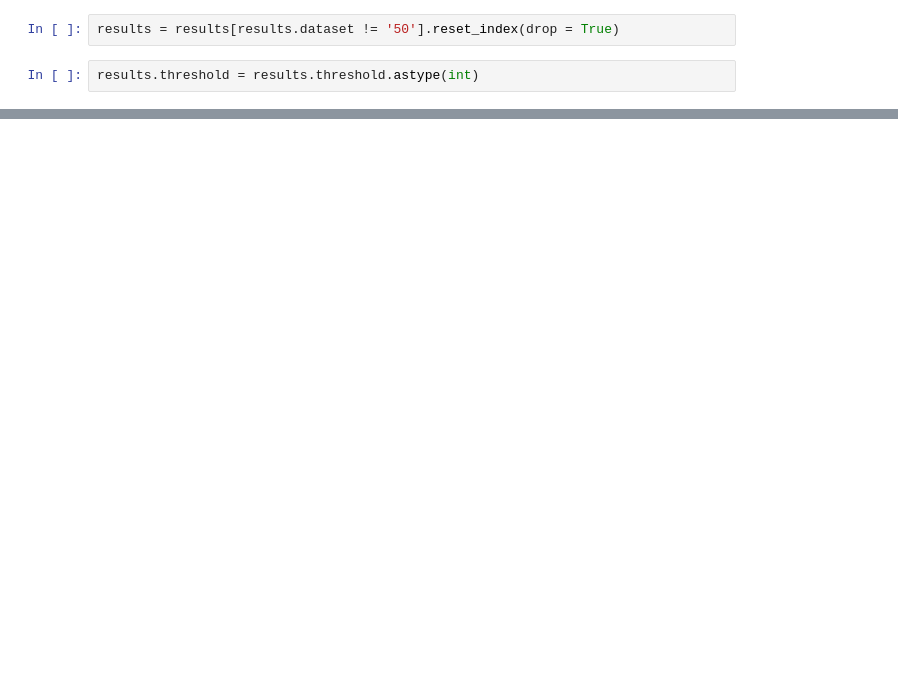
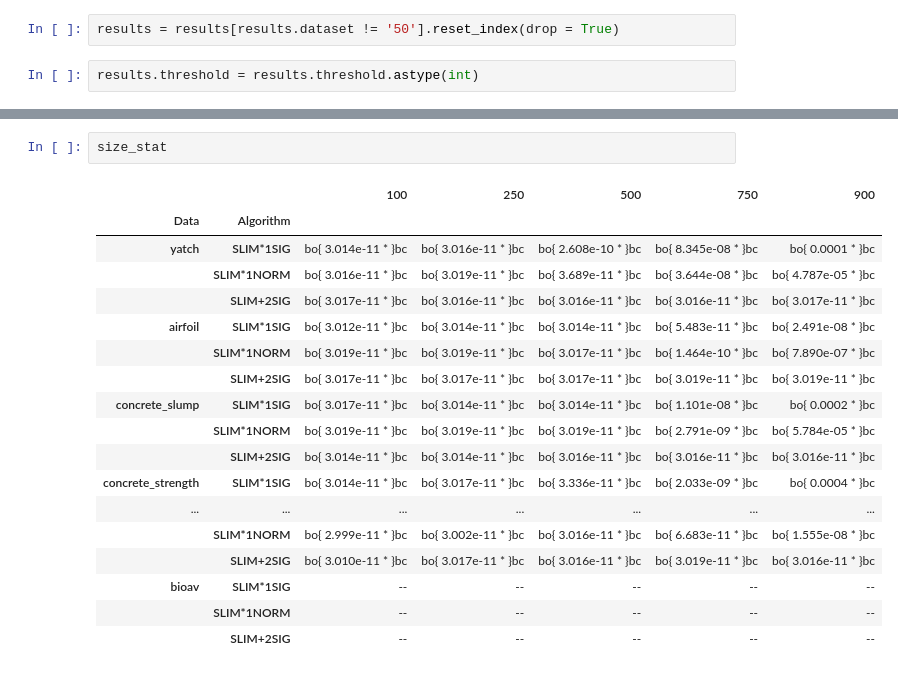
Before and after one commit to Rizzolioli/SlimShady, a Jupyter notebook: utils/CHull visualizations.ipynb, the cells around one changed output, grey strips where cells are left out. Drawn from its saved outputs; the diff is of its cells as text; blank space fills up the shorter version.

```diff
--- a/utils/CHull visualizations.ipynb
+++ b/utils/CHull visualizations.ipynb
@@ -95,0 +235,21 @@ for data in results.dataset.unique():
+# %%
+size_stat
+# %% [output]
+|  |  | 100 | 250 | 500 | 750 | 900 |
+| Data | Algorithm |  |  |  |  |  |
+| yatch | SLIM*1SIG | bo{ 3.014e-11 * }bc | bo{ 3.016e-11 * }bc | bo{ 2.608e-10 * }bc | bo{ 8.345e-08 * }bc | bo{ 0.0001 * }bc |
+|  | SLIM*1NORM | bo{ 3.016e-11 * }bc | bo{ 3.019e-11 * }bc | bo{ 3.689e-11 * }bc | bo{ 3.644e-08 * }bc | bo{ 4.787e-05 * }bc |
+|  | SLIM+2SIG | bo{ 3.017e-11 * }bc | bo{ 3.016e-11 * }bc | bo{ 3.016e-11 * }bc | bo{ 3.016e-11 * }bc | bo{ 3.017e-11 * }bc |
+| airfoil | SLIM*1SIG | bo{ 3.012e-11 * }bc | bo{ 3.014e-11 * }bc | bo{ 3.014e-11 * }bc | bo{ 5.483e-11 * }bc | bo{ 2.491e-08 * }bc |
+|  | SLIM*1NORM | bo{ 3.019e-11 * }bc | bo{ 3.019e-11 * }bc | bo{ 3.017e-11 * }bc | bo{ 1.464e-10 * }bc | bo{ 7.890e-07 * }bc |
+|  | SLIM+2SIG | bo{ 3.017e-11 * }bc | bo{ 3.017e-11 * }bc | bo{ 3.017e-11 * }bc | bo{ 3.019e-11 * }bc | bo{ 3.019e-11 * }bc |
+| concrete_slump | SLIM*1SIG | bo{ 3.017e-11 * }bc | bo{ 3.014e-11 * }bc | bo{ 3.014e-11 * }bc | bo{ 1.101e-08 * }bc | bo{ 0.0002 * }bc |
+|  | SLIM*1NORM | bo{ 3.019e-11 * }bc | bo{ 3.019e-11 * }bc | bo{ 3.019e-11 * }bc | bo{ 2.791e-09 * }bc | bo{ 5.784e-05 * }bc |
+|  | SLIM+2SIG | bo{ 3.014e-11 * }bc | bo{ 3.014e-11 * }bc | bo{ 3.016e-11 * }bc | bo{ 3.016e-11 * }bc | bo{ 3.016e-11 * }bc |
+| concrete_strength | SLIM*1SIG | bo{ 3.014e-11 * }bc | bo{ 3.017e-11 * }bc | bo{ 3.336e-11 * }bc | bo{ 2.033e-09 * }bc | bo{ 0.0004 * }bc |
+| ... | ... | ... | ... | ... | ... | ... |
+|  | SLIM*1NORM | bo{ 2.999e-11 * }bc | bo{ 3.002e-11 * }bc | bo{ 3.016e-11 * }bc | bo{ 6.683e-11 * }bc | bo{ 1.555e-08 * }bc |
+|  | SLIM+2SIG | bo{ 3.010e-11 * }bc | bo{ 3.017e-11 * }bc | bo{ 3.016e-11 * }bc | bo{ 3.019e-11 * }bc | bo{ 3.016e-11 * }bc |
+| bioav | SLIM*1SIG | -- | -- | -- | -- | -- |
+|  | SLIM*1NORM | -- | -- | -- | -- | -- |
+|  | SLIM+2SIG | -- | -- | -- | -- | -- |
```
Also changed, not shown: parts of 21 cells of this notebook.
